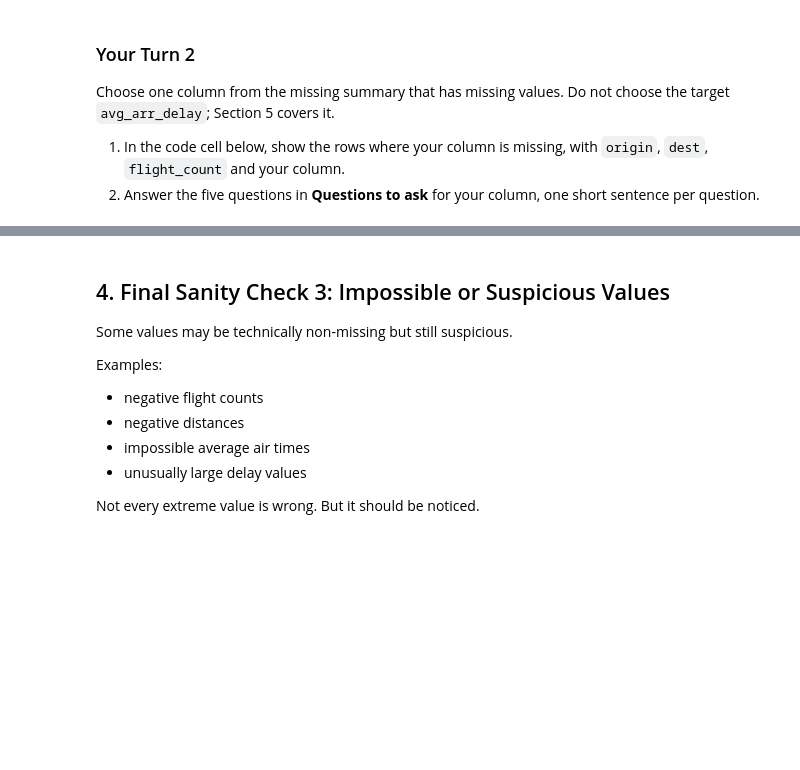
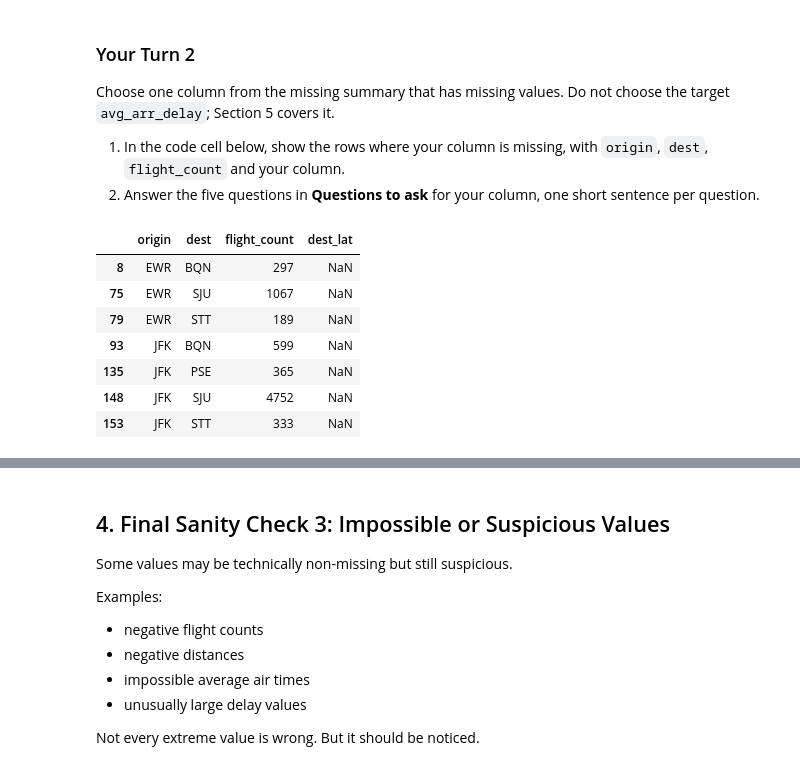
Before and after one commit to JoeG-UTSA/BAN6003-Week11-JoeGarcia, a Jupyter notebook: notebooks/module11_abt_documentation_guided_lab.ipynb, the cells around one changed output, grey strips where cells are left out. Drawn from its saved outputs; the diff is of its cells as text; code cells hidden in the pictures; blank space fills up the shorter version.

```diff
--- a/notebooks/module11_abt_documentation_guided_lab.ipynb
+++ b/notebooks/module11_abt_documentation_guided_lab.ipynb
@@ -229,6 +242,16 @@ Choose one column from the missing summary that has missing values. Do not choos
 # %%
 # Your Turn 2
 # Replace your_column with the column you chose, then show its missing rows.
 # Hint: route_abt[route_abt["your_column"].isna()][["origin", "dest", "flight_count", "your_column"]]
+route_abt[route_abt["dest_lat"].isna()][["origin", "dest", "flight_count", "dest_lat"]]
+# %% [output]
+|  | origin | dest | flight_count | dest_lat |
+| 8 | EWR | BQN | 297 | NaN |
+| 75 | EWR | SJU | 1067 | NaN |
+| 79 | EWR | STT | 189 | NaN |
+| 93 | JFK | BQN | 599 | NaN |
+| 135 | JFK | PSE | 365 | NaN |
+| 148 | JFK | SJU | 4752 | NaN |
+| 153 | JFK | STT | 333 | NaN |
 # %% [markdown]
 **Your answer:**
```
Also changed, not shown: parts of 3 cells of this notebook.
